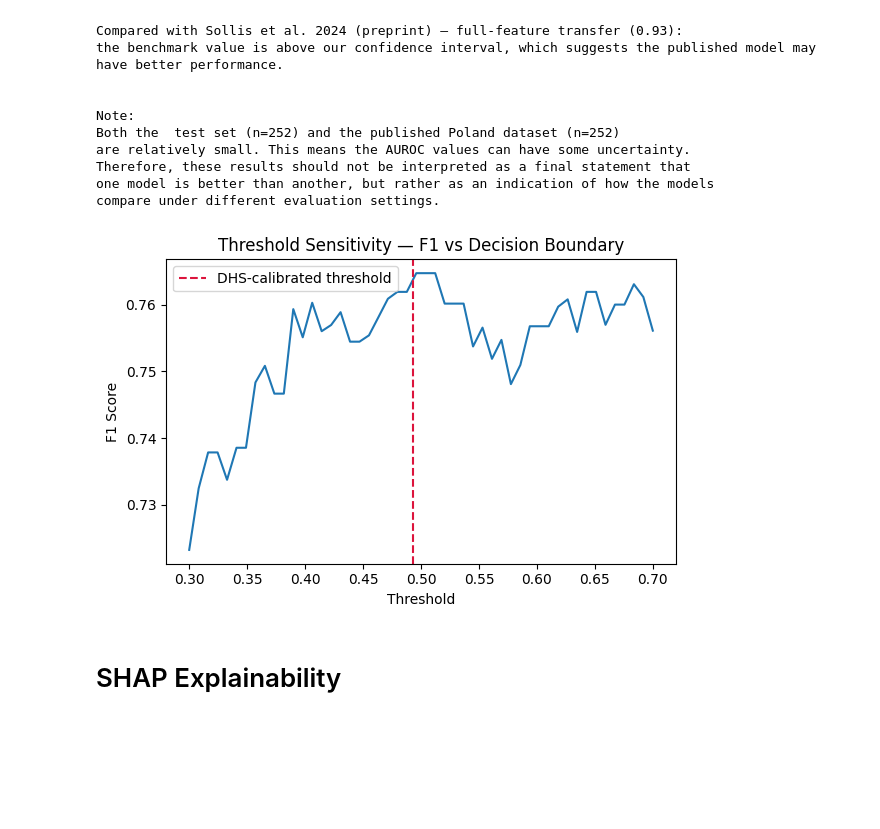
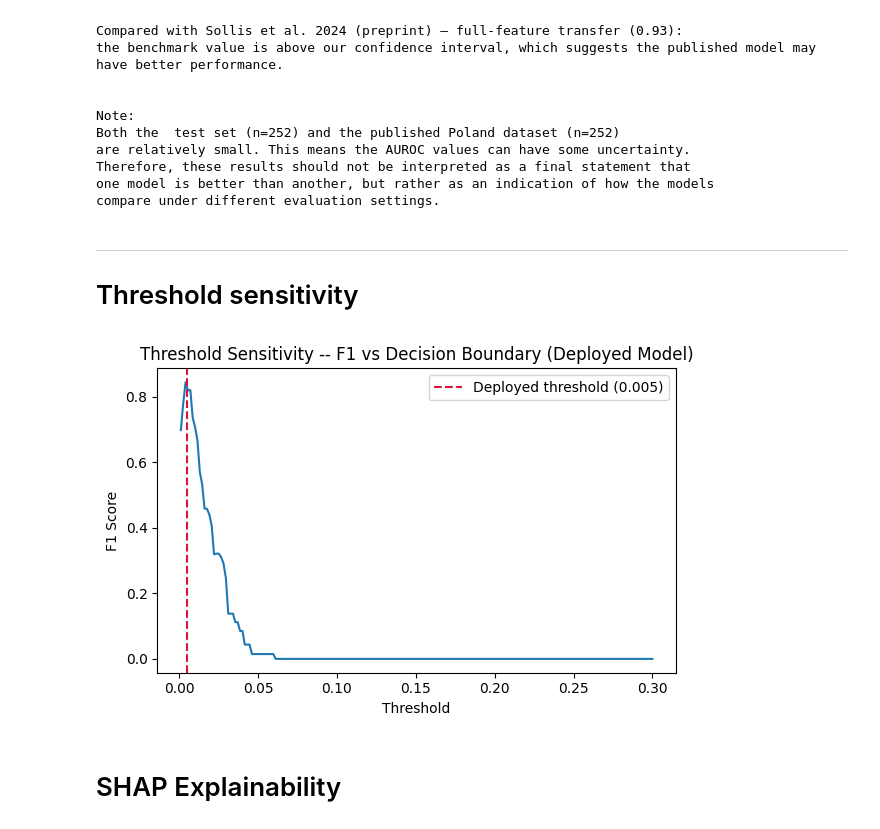
Before and after one commit to RELEBOHILE-PHEKO/Autism-Risk-Screening, a Jupyter notebook: notebook/autism_screening_Pipeline.ipynb, the cells around one changed output. Cells and saved outputs as stored; diff of their text form; code cells hidden in the pictures; blank space fills up the shorter version.

```diff
--- a/notebook/autism_screening_Pipeline.ipynb
+++ b/notebook/autism_screening_Pipeline.ipynb
@@ -1935,27 +2220,57 @@ are relatively small. This means the AUROC values can have some uncertainty.
 Therefore, these results should not be interpreted as a final statement that
 one model is better than another, but rather as an indication of how the models
 compare under different evaluation settings.
+# %% [markdown]
+---
+# Threshold sensitivity
 # %%
-# Visalisation
-thresholds = np.linspace(0.3, 0.7, 50)
+# Define the range of thresholds to evaluate
+thresholds = np.linspace(0.001, 0.3, 200)
 
+# Compute the F1 score at each threshold
 f1_scores = [
-    f1_score(y_test, (prob_fuse >= t).astype(int))
+    f1_score(
+        y_test,
+        (prob_beh_ens_corrected >= t).astype(int),
+        zero_division=0
+    )
     for t in thresholds
 ]
 
-plt.figure(figsize=(6,4))
-plt.plot(thresholds, f1_scores)
-plt.axvline(CALIBRATED_THRESHOLD, linestyle="--", color="crimson", label="DHS-calibrated threshold")
+# Plot F1 as a function of the decision threshold
+plt.figure(figsize=(6, 4))
 
-plt.title("Threshold Sensitivity — F1 vs Decision Boundary")
+plt.plot(
+    thresholds,
+    f1_scores
+)
+
+# Mark the deployed threshold
+plt.axvline(
+    BEST_THRESHOLD_ENSEMBLE,
+    linestyle="--",
+    color="crimson",
+    label=(
+        f"Deployed threshold "
+        f"({BEST_THRESHOLD_ENSEMBLE:.3f})"
+    ),
+)
+
+# Add labels and formatting
+plt.title(
+    "Threshold Sensitivity -- "
+    "F1 vs Decision Boundary "
+    "(Deployed Model)"
+)
+
 plt.xlabel("Threshold")
 plt.ylabel("F1 Score")
+
 plt.legend()
 plt.tight_layout()
 plt.show()
 # %% [output]
-[figure, old version]
+[figure, new version]
 # %% [markdown]
 # SHAP Explainability
 # %%
```
Also changed, not shown: parts of 16 cells of this notebook.
